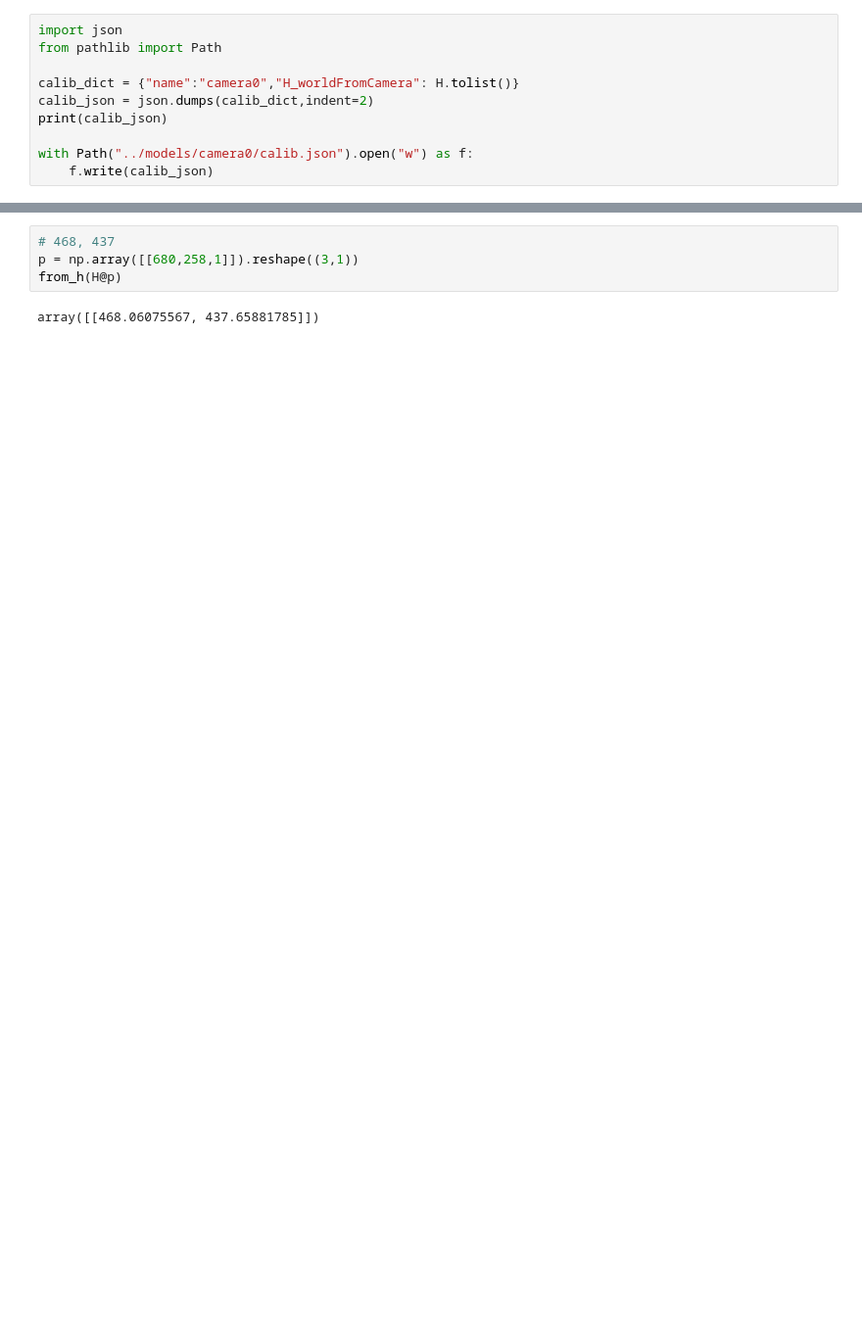
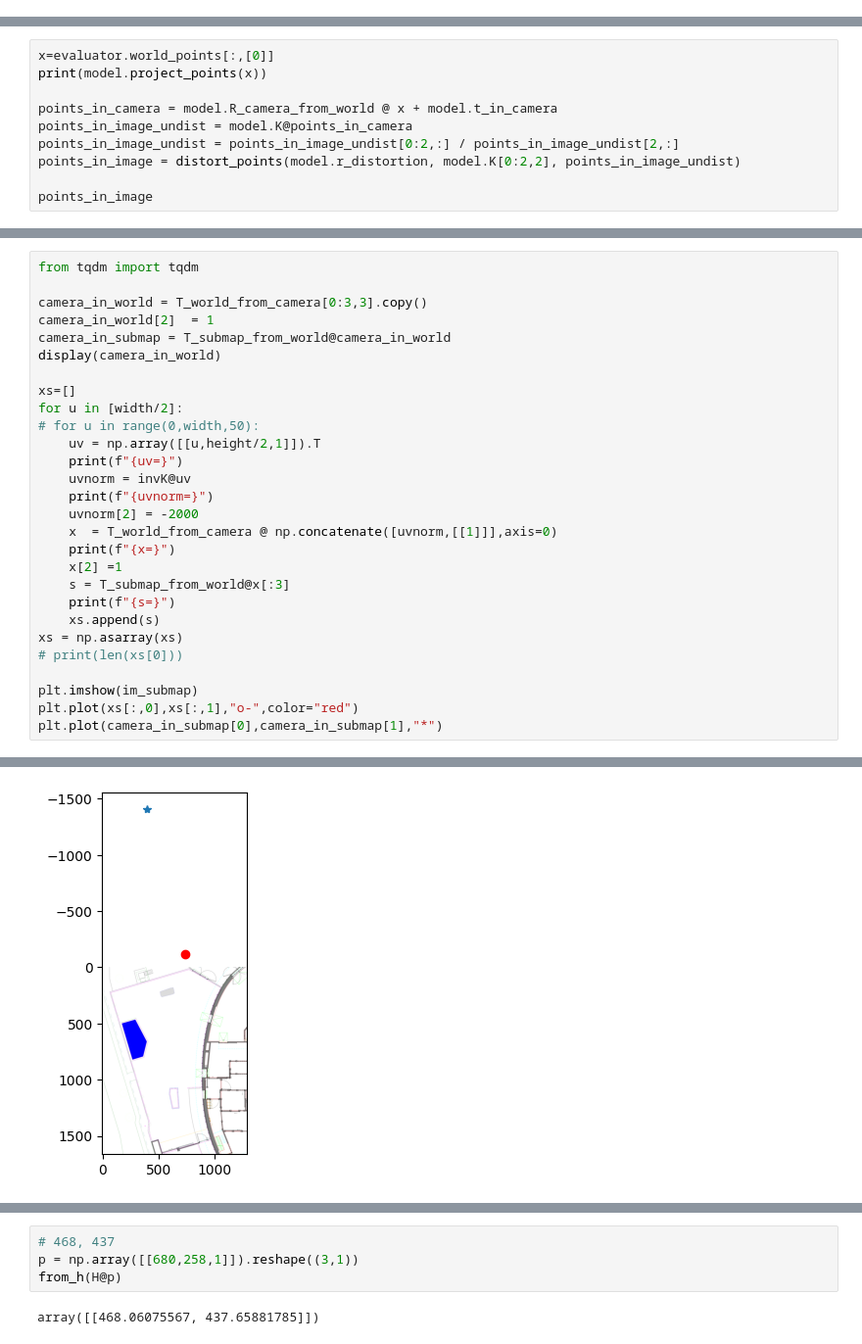
Before and after one commit to plumonito/zoo_vision, a Jupyter notebook: training/floor_plan.ipynb, the cells around one changed output, grey strips where cells are left out. Shown at 98% size. Saved outputs shown, nothing was run; the diff lists cells and outputs as text; blank space fills up the shorter version.

```diff
--- a/training/floor_plan.ipynb
+++ b/training/floor_plan.ipynb
@@ -119,10 +248,0 @@ Errors (world units):  [3.79693834 3.26416627 8.62373922 8.21542662 2.33261748 1
-# %%
-import json
-from pathlib import Path
-
-calib_dict = {"name":"camera0","H_worldFromCamera": H.tolist()}
-calib_json = json.dumps(calib_dict,indent=2)
-print(calib_json)
-
-with Path("../models/camera0/calib.json").open("w") as f:
-    f.write(calib_json)
@@ -149,0 +685,10 @@ with Path("../models/camera0/calib.json").open("w") as f:
+# %%
+x=evaluator.world_points[:,[0]]
+print(model.project_points(x))
+
+points_in_camera = model.R_camera_from_world @ x + model.t_in_camera
+points_in_image_undist = model.K@points_in_camera
+points_in_image_undist = points_in_image_undist[0:2,:] / points_in_image_undist[2,:]
+points_in_image = distort_points(model.r_distortion, model.K[0:2,2], points_in_image_undist)
+
+points_in_image
@@ -149,0 +700,29 @@ with Path("../models/camera0/calib.json").open("w") as f:
+# %%
+from tqdm import tqdm
+
+camera_in_world = T_world_from_camera[0:3,3].copy()
+camera_in_world[2]  = 1
+camera_in_submap = T_submap_from_world@camera_in_world
+display(camera_in_world)
+
+xs=[]
+for u in [width/2]:
+# for u in range(0,width,50):
+    uv = np.array([[u,height/2,1]]).T
+    print(f"{uv=}")
+    uvnorm = invK@uv
+    print(f"{uvnorm=}")
+    uvnorm[2] = -2000
+    x  = T_world_from_camera @ np.concatenate([uvnorm,[[1]]],axis=0)
+    print(f"{x=}")
+    x[2] =1
+    s = T_submap_from_world@x[:3]
+    print(f"{s=}")
+    xs.append(s)
+xs = np.asarray(xs)
+# print(len(xs[0]))
+
+plt.imshow(im_submap)
+plt.plot(xs[:,0],xs[:,1],"o-",color="red")
+plt.plot(camera_in_submap[0],camera_in_submap[1],"*")
+# %% [output]
@@ -149,0 +744 @@ with Path("../models/camera0/calib.json").open("w") as f:
+[figure, added]
```
Also changed, not shown: parts of 21 cells of this notebook.
